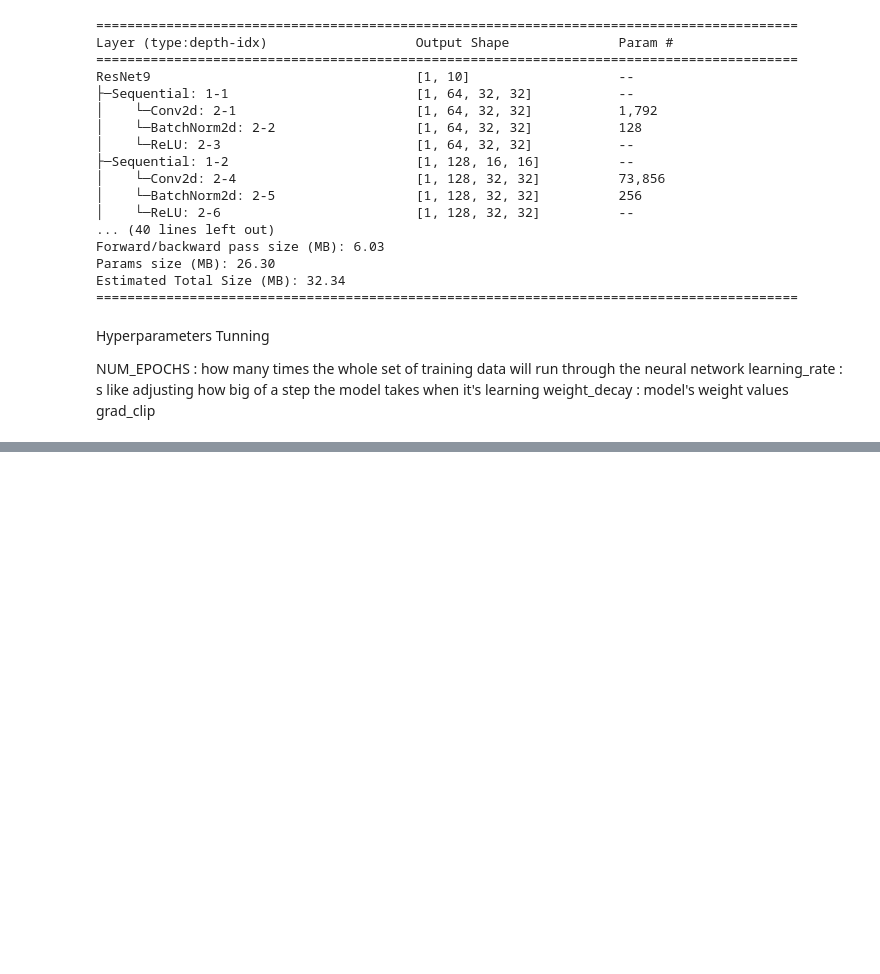
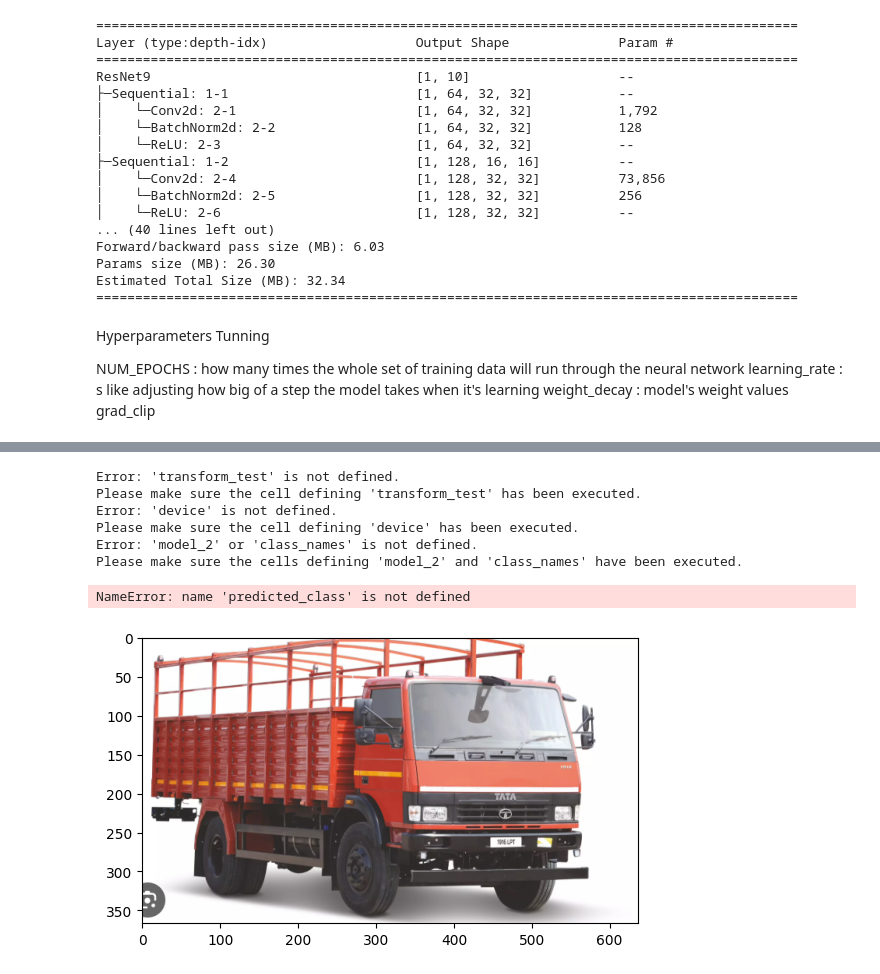
Before and after one commit to Ankandas14/Computer_Vision_DL, a Jupyter notebook: CFAIR.ipynb, the cells around one changed output, grey strips where cells are left out. Saved outputs shown, nothing was run; the diff lists cells and outputs as text; code cells hidden in the pictures; blank space fills up the shorter version.

```diff
--- a/CFAIR.ipynb
+++ b/CFAIR.ipynb
@@ -398,0 +498,68 @@ print(f"Total training time: {end_time-start_time:.3f} seconds")
+# %%
+from PIL import Image
+import matplotlib.pyplot as plt
+import torch
+
+# Load the image
+try:
+    image_path = 'Truck_image.png'
+    image = Image.open(image_path).convert('RGB') # Ensure image is in RGB format
+except FileNotFoundError:
+    print(f"Error: The file '{image_path}' was not found.")
+    print("Please make sure the image file is uploaded and the filename is correct.")
+    # Removed exit()
+
+# Apply the same transformations as the test data
+# Ensure transform_test is defined in a previous cell and is accessible
+try:
+  transformed_image = transform_test(image)
+except NameError:
+  print("Error: 'transform_test' is not defined.")
+  print("Please make sure the cell defining 'transform_test' has been executed.")
+  # Removed exit()
+
+
+# Add a batch dimension and move to device
+# Ensure 'device' is defined in a previous cell and is accessible
+try:
+  transformed_image = transformed_image.unsqueeze(0).to(device)
+except NameError:
+  print("Error: 'device' is not defined.")
+  print("Please make sure the cell defining 'device' has been executed.")
+  # Removed exit()
+
+
+# Make the prediction
+# Ensure 'model_2' and 'class_names' are defined in previous cells and are accessible
+try:
+  model_2.eval()
+  with torch.inference_mode():
+      prediction_logits = model_2(transformed_image)
+      prediction_prob = torch.softmax(prediction_logits, dim=1)
+      predicted_label_index = torch.argmax(prediction_prob, dim=1)
+
+  # Get the predicted class name
+  predicted_class = class_names[predicted_label_index.item()]
+
+except NameError:
+  print("Error: 'model_2' or 'class_names' is not defined.")
+  print("Please make sure the cells defining 'model_2' and 'class_names' have been executed.")
+  # Removed exit()
+
+
+# Display the image and prediction
+plt.imshow(image) # Display the original image
+plt.title(f"Predicted class: {predicted_class}")
+plt.axis(False)
+plt.show()
+
+print(f"Predicted class: {predicted_class}")
+# %% [output]
+Error: 'transform_test' is not defined.
+Please make sure the cell defining 'transform_test' has been executed.
+Error: 'device' is not defined.
+Please make sure the cell defining 'device' has been executed.
+Error: 'model_2' or 'class_names' is not defined.
+Please make sure the cells defining 'model_2' and 'class_names' have been executed.
+NameError: name 'predicted_class' is not defined
+[figure, added]
```
Also changed, not shown: parts of 9 cells of this notebook.
